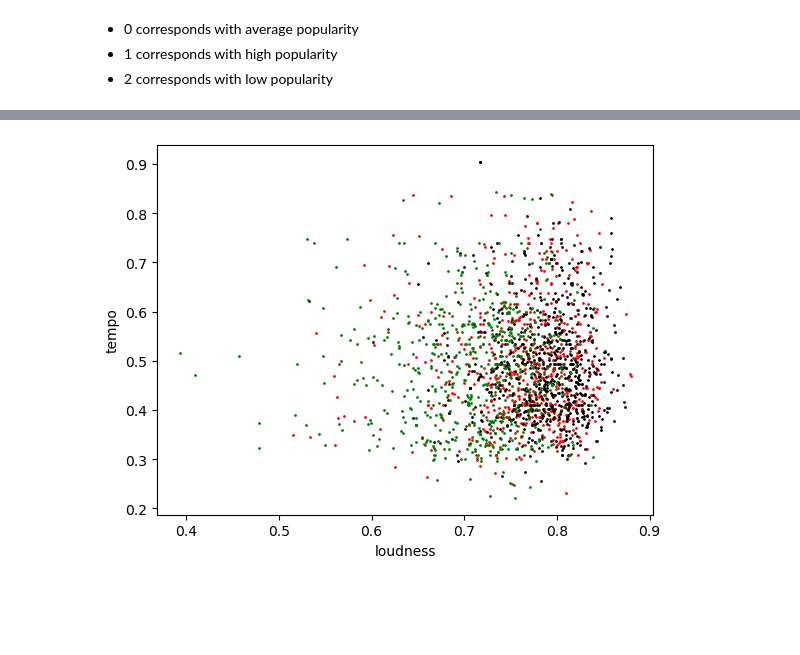
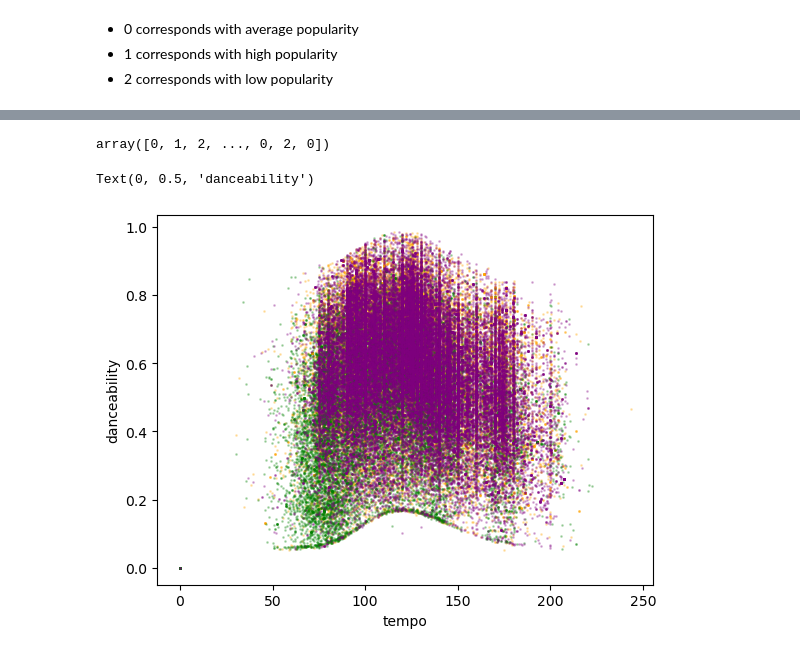
Before and after one commit to victoriaoak/ds3001-final-project, a Jupyter notebook: final_project.ipynb, the cells around one changed output, grey strips where cells are left out. Drawn from its saved outputs; the diff is of its cells as text; code cells hidden in the pictures; blank space fills up the shorter version.

```diff
--- a/final_project.ipynb
+++ b/final_project.ipynb
@@ -297,9 +330,13 @@ Name: count, dtype: int64
 - 0 corresponds with average popularity
 - 1 corresponds with high popularity
 - 2 corresponds with low popularity
+# %%
+# split the data into predictors and labels
+X = spotify.drop(columns=["popularity"], axis=1)
+y = spotify['popularity']
 # %%
 # subset of the data without the artist, album name, and track name
-spotify_num = spotify.drop(columns=['artists','album_name','track_name'], axis=1)
+spotify_num = X.drop(columns=['artists','album_name','track_name'], axis=1)
 spotify_num.info()
 # %% [output]
 <class 'pandas.core.frame.DataFrame'>
@@ -357,17 +364,0 @@ subset
-# %%
-label = spotify_kmeans.fit_predict(subset)
-# %%
-# filter rows of original data
-filtered_average = subset[label == 0]
-filtered_high = subset[label == 1]
-filtered_low = subset[label == 2]
-
-#Plotting the results
-plt.scatter(filtered_average[5] , filtered_average[12] , color = 'red', s=1)
-plt.scatter(filtered_high[5] , filtered_high[12] , color = 'black', s=1)
-plt.scatter(filtered_low[5] , filtered_low[12] , color = 'green', s=1)
-plt.xlabel("loudness")
-plt.ylabel("tempo")
-plt.show()
-# %% [output]
-[figure, removed]
@@ -391,0 +365,20 @@ RFC = RandomForestClassifier(n_estimators=1000, #<- Number of trees to grow. Thi
+# %%
+spotify_kmeans.labels_
+# %% [output]
+array([0, 1, 2, ..., 0, 2, 0])
+# %%
+# predict
+label = spotify_kmeans.fit_predict(spotify_scaled)
+# %%
+average_pop = spotify_num[label == 0]
+high_pop = spotify_num[label == 1]
+low_pop = spotify_num[label == 2]
+
+plt.scatter(average_pop['tempo'], average_pop['danceability'], c="orange", s=1, alpha=0.25)
+plt.scatter(high_pop['tempo'], high_pop['danceability'], c="green", s=1, alpha=0.25)
+plt.scatter(low_pop['tempo'], low_pop['danceability'], c="purple", s=1, alpha=0.25)
+plt.xlabel("tempo")
+plt.ylabel("danceability")
+# %% [output]
+Text(0, 0.5, 'danceability')
+[figure, added]
```
Also changed, not shown: parts of 42 cells of this notebook.
